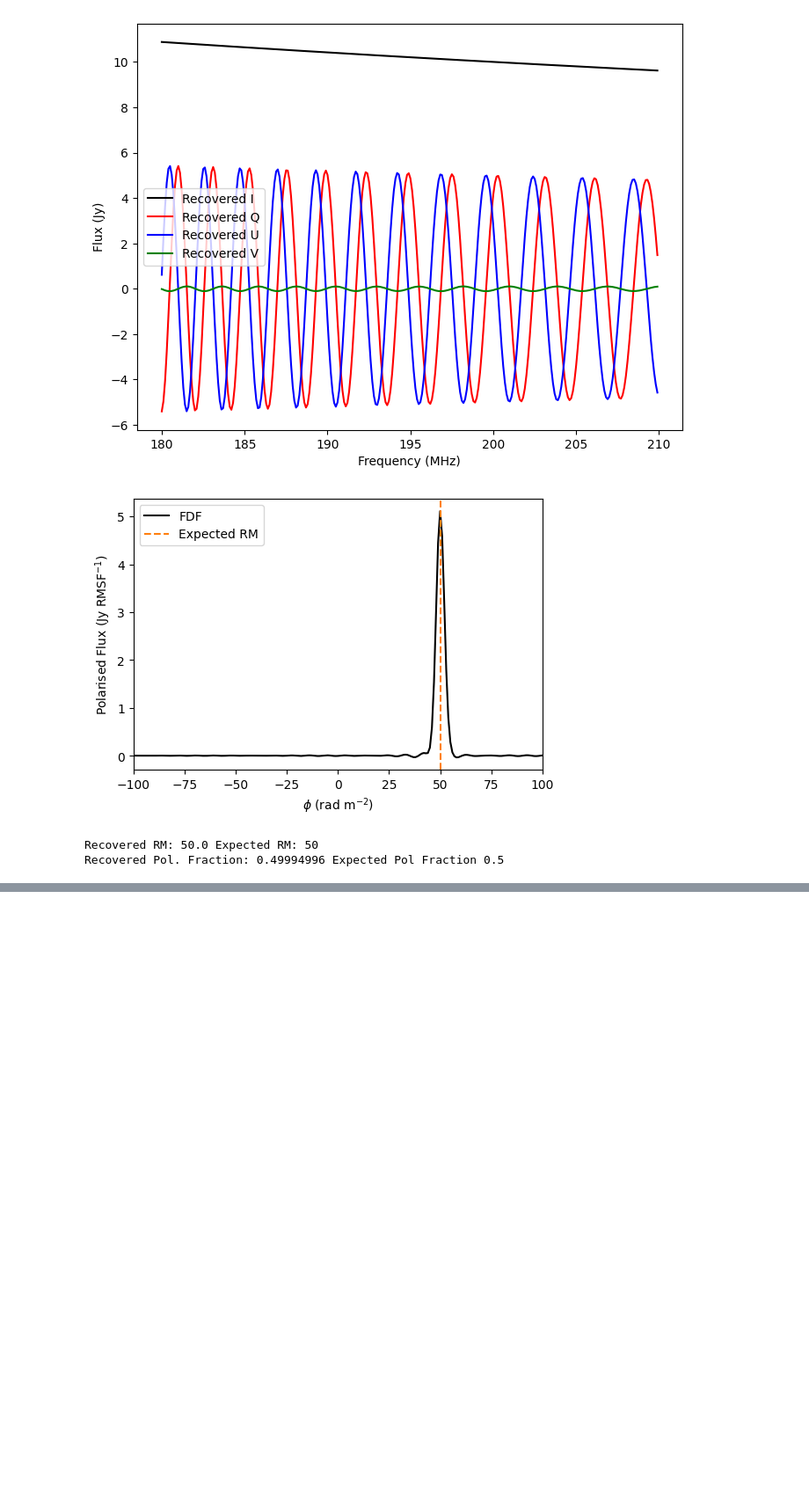
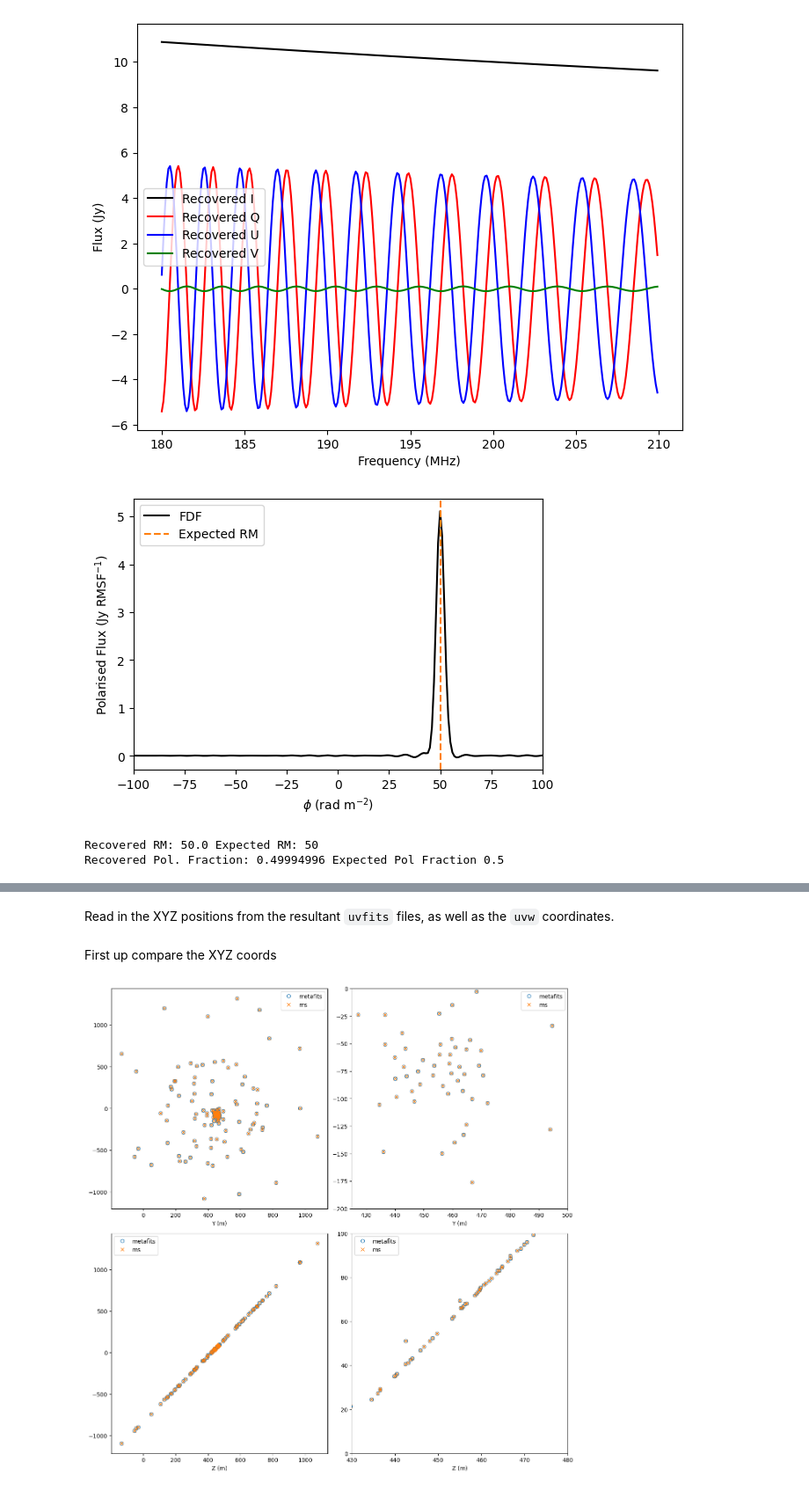
Before and after one commit to JLBLine/WODEN, a Jupyter notebook: test_installation/everybeam/test_OSKAR-MWA.ipynb, the cells around one changed output, grey strips where cells are left out. Shown at 88% size. Cells and saved outputs as stored; diff of their text form; code cells hidden in the pictures; blank space fills up the shorter version.

```diff
--- a/test_installation/everybeam/test_OSKAR-MWA.ipynb
+++ b/test_installation/everybeam/test_OSKAR-MWA.ipynb
@@ -563,0 +679,54 @@ Recovered Pol. Fraction: 0.49994996 Expected Pol Fraction 0.5
+# %% [markdown]
+Read in the XYZ positions from the resultant `uvfits` files, as well as the `uvw` coordinates.
+# %%
+def read_xyz_uvfits(uvfits_name):
+
+    with fits.open(uvfits_name) as hdu:
+        xyz = hdu[1].data['STABXYZ']
+        uu = hdu[0].data['UU']*C
+        vv = hdu[0].data['VV']*C
+        ww = hdu[0].data['WW']*C
+
+    return xyz, uu, vv, ww
+# %%
+xyz_meta, uu_meta, vv_meta, ww_meta = read_xyz_uvfits('ant_locs_MWA_FEE_band01.uvfits')
+xyz_ms, uu_ms, vv_ms, ww_ms = read_xyz_uvfits('ant_locs_everybeam_OSKAR_band01.uvfits')
+# %% [markdown]
+First up compare the XYZ coords
+# %%
+def plot(xyz, ax1, ax2, marker, label):
+
+        ax1.plot(xyz[:,0], xyz[:,1], marker, mfc='none', label=label)
+        ax2.plot(xyz[:,0], xyz[:,2], marker, mfc='none', label=label)
+
+
+fig, axs = plt.subplots(2, 2, figsize=(12, 12), layout='constrained')
+
+plot(xyz_meta, axs[0,0], axs[1,0], 'o', 'metafits')
+plot(xyz_ms, axs[0,0], axs[1,0], 'x', 'ms')
+
+plot(xyz_meta, axs[0,1], axs[1,1], 'o', 'metafits')
+plot(xyz_ms, axs[0,1], axs[1,1], 'x', 'ms')
+
+axs[0,1].set_xlim(425, 500)
+axs[0,1].set_ylim(-200, 0)
+
+axs[1,1].set_xlim(430, 480)
+axs[1,1].set_ylim(0, 100)
+
+for ax in axs.flatten():
+    ax.legend()
+
+axs[0,0].set_xlabel('X (m)')
+axs[0,0].set_xlabel('Y (m)')
+axs[0,1].set_xlabel('X (m)')
+axs[0,1].set_xlabel('Y (m)')
+
+axs[1,0].set_xlabel('X (m)')
+axs[1,0].set_xlabel('Z (m)')
+axs[1,1].set_xlabel('X (m)')
+axs[1,1].set_xlabel('Z (m)')
+
+plt.show()
+# %% [output]
+[figure, added]
```
Also changed, not shown: parts of 11 cells of this notebook, 4 other files.
